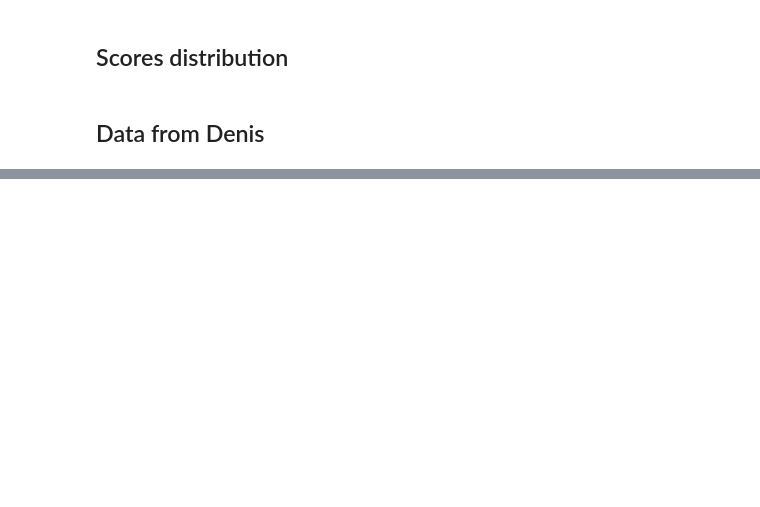
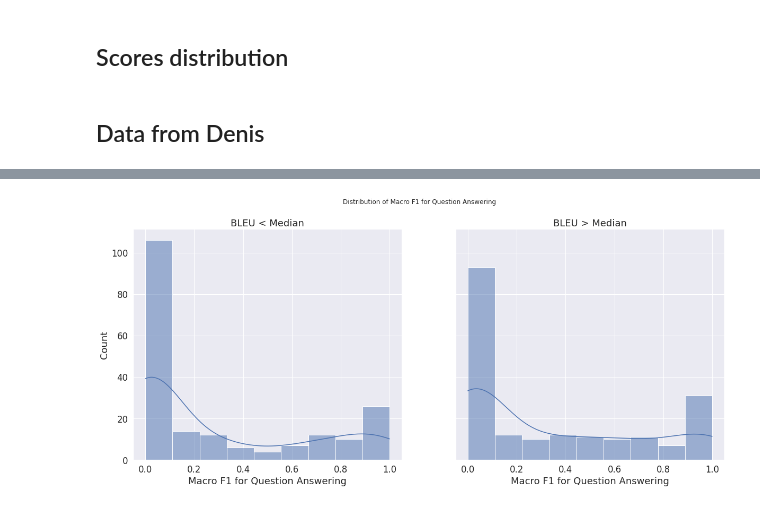
Before and after one commit to dice-group/LFQA, a Jupyter notebook: gerbil/notebooks/mt_classic_and_qa_corr.ipynb, the cells around one changed output, grey strips where cells are left out. Saved outputs shown, nothing was run; the diff lists cells and outputs as text; code cells hidden in the pictures; blank space fills up the shorter version.

```diff
--- a/gerbil/notebooks/mt_classic_and_qa_corr.ipynb
+++ b/gerbil/notebooks/mt_classic_and_qa_corr.ipynb
@@ -4,6 +4,12 @@ import time
 import json
 import numpy as np
 import pandas as pd
+import matplotlib.pyplot as plt
+import seaborn as sns
+
+sns.set(style="whitegrid")
+# change font size
+sns.set(font_scale=1.5)
 # import bleu from nltk
 from nltk.translate.bleu_score import sentence_bleu
 from nltk.translate.meteor_score import meteor_score
@@ -214,0 +223,16 @@ df_main = pd.DataFrame.from_dict({
+# %%
+fig, axs = plt.subplots(nrows=1, ncols=2, figsize=(20, 8), sharey=True)
+
+sns.histplot(data=df_main[df_main.bleu < df_main.bleu.median()], x="macroF1", ax=axs[0], kde=True)
+axs[0].set(title="BLEU < Median", xlabel="Macro F1 for Question Answering")
+
+sns.histplot(data=df_main[df_main.bleu > df_main.bleu.median()], x="macroF1", ax=axs[1], kde=True)
+axs[1].set(title="BLEU > Median", xlabel="Macro F1 for Question Answering")
+
+# set the overall title
+plt.suptitle("Distribution of Macro F1 for Question Answering")
+
+# show the plot
+plt.show()
+# %% [output]
+[figure, added]
```
Also changed, not shown: parts of 21 cells of this notebook, 3 other files.
